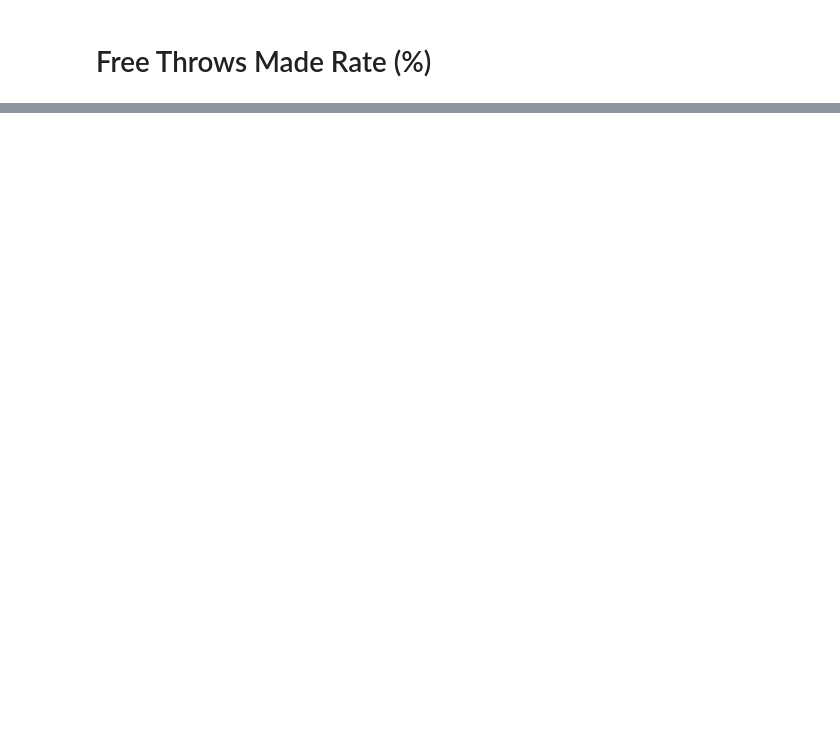
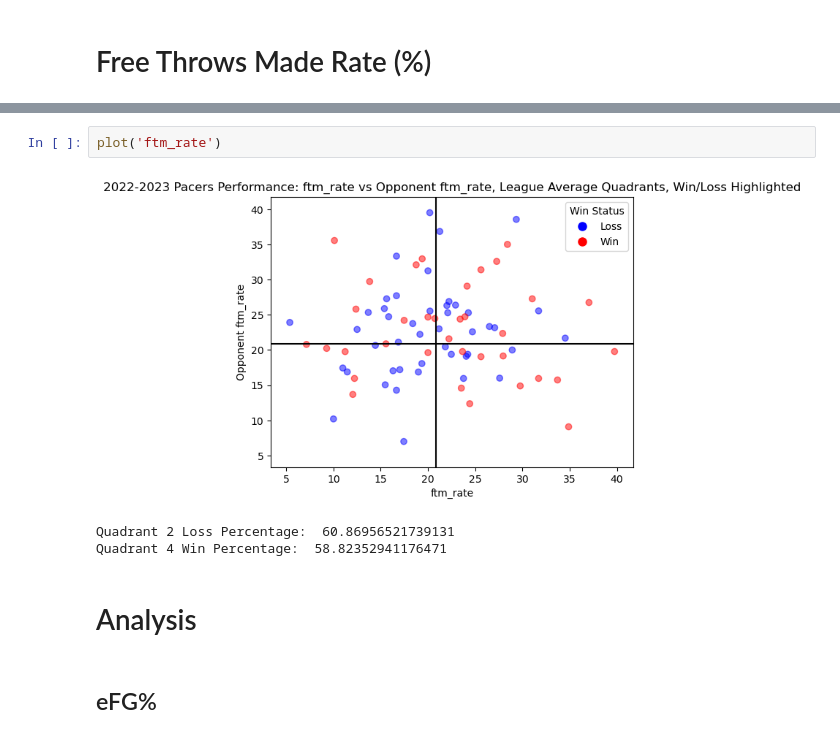
Before and after one commit to nickchu8/PacersPlots, a Jupyter notebook: main.ipynb, the cells around one changed output, grey strips where cells are left out. Saved outputs shown, nothing was run; the diff lists cells and outputs as text; blank space fills up the shorter version.

```diff
--- a/main.ipynb
+++ b/main.ipynb
@@ -153,0 +102,10 @@ plt.show()
+# %%
+plot('ftm_rate')
+# %% [output]
+[figure, added]
+Quadrant 2 Loss Percentage:  60.86956521739131
+Quadrant 4 Win Percentage:  58.82352941176471
+# %% [markdown]
+# Analysis
+# %% [markdown]
+## eFG%
```
Also changed, not shown: parts of 9 cells of this notebook.
